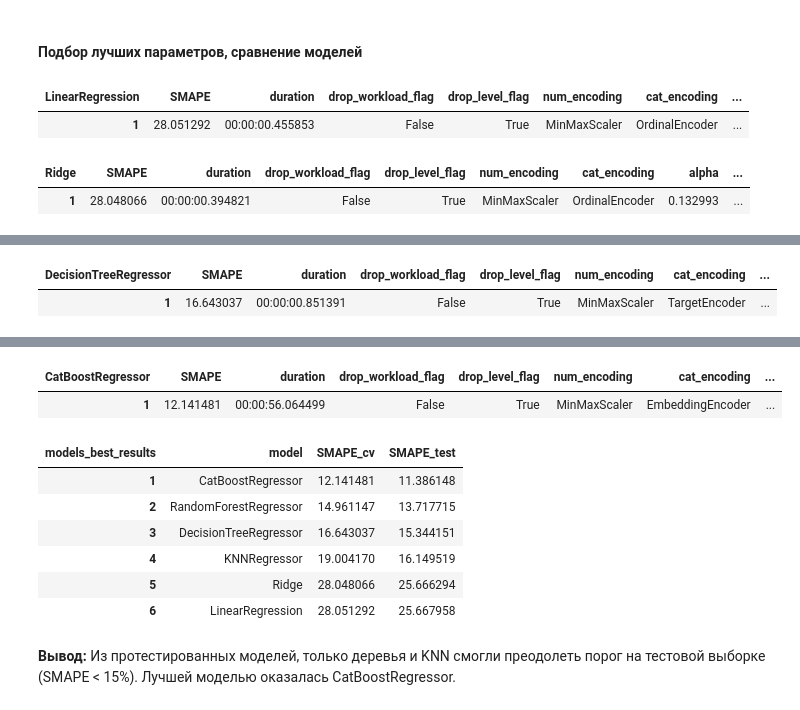
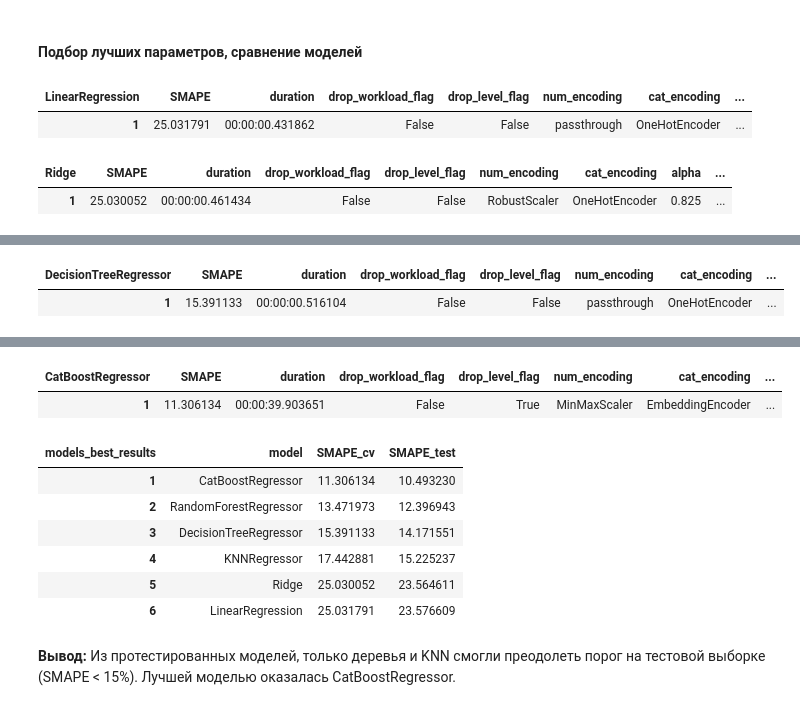
Before and after one commit to nightcarpenter/DismissalEmployees, a Jupyter notebook: project.ipynb, the cells around one changed output, grey strips where cells are left out. Cells and saved outputs as stored; diff of their text form; code cells hidden in the pictures.

```diff
--- a/project.ipynb
+++ b/project.ipynb
@@ -2206,12 +2207,12 @@ study = Study(X_train, y_train, X_test, y_test, reg_clas_flag='Regression', cv_n
 models_for_test_list = ['LinearRegression', 'Ridge', 'KNNRegressor', 'DecisionTreeRegressor', 'RandomForestRegressor', 'CatBoostRegressor']
 study.set_models_list(models_for_test_list)
 study.set_model_score('SMAPE')
-study.set_trials_num(1)
+study.set_trials_num(20)
 study.set_show_trials_num(1)
 study.run()
 # %% [output]
 | LinearRegression | SMAPE | duration | drop_workload_flag | drop_level_flag | num_encoding | cat_encoding | ... |
-| 1 | 28.051292 | 00:00:00.455853 | False | True | MinMaxScaler | OrdinalEncoder | ... |
+| 1 | 25.031791 | 00:00:00.431862 | False | False | passthrough | OneHotEncoder | ... |
 | Ridge | SMAPE | duration | drop_workload_flag | drop_level_flag | num_encoding | cat_encoding | alpha | ... |
-| 1 | 28.048066 | 00:00:00.394821 | False | True | MinMaxScaler | OrdinalEncoder | 0.132993 | ... |
+| 1 | 25.030052 | 00:00:00.461434 | False | False | RobustScaler | OneHotEncoder | 0.825 | ... |
 | KNNRegressor | SMAPE | duration | drop_workload_flag | drop_level_flag | num_encoding | cat_encoding | algorithm | ... |
@@ -2219,3 +2220,3 @@ study.run()
 | DecisionTreeRegressor | SMAPE | duration | drop_workload_flag | drop_level_flag | num_encoding | cat_encoding | ... |
-| 1 | 16.643037 | 00:00:00.851391 | False | True | MinMaxScaler | TargetEncoder | ... |
+| 1 | 15.391133 | 00:00:00.516104 | False | False | passthrough | OneHotEncoder | ... |
 | RandomForestRegressor | SMAPE | duration | drop_workload_flag | drop_level_flag | num_encoding | cat_encoding | ... |
@@ -2223,12 +2224,12 @@ study.run()
 | CatBoostRegressor | SMAPE | duration | drop_workload_flag | drop_level_flag | num_encoding | cat_encoding | ... |
-| 1 | 12.141481 | 00:00:56.064499 | False | True | MinMaxScaler | EmbeddingEncoder | ... |
+| 1 | 11.306134 | 00:00:39.903651 | False | True | MinMaxScaler | EmbeddingEncoder | ... |
 | models_best_results | model | SMAPE_cv | SMAPE_test |
-| 1 | CatBoostRegressor | 12.141481 | 11.386148 |
-| 2 | RandomForestRegressor | 14.961147 | 13.717715 |
-| 3 | DecisionTreeRegressor | 16.643037 | 15.344151 |
-| 4 | KNNRegressor | 19.004170 | 16.149519 |
-| 5 | Ridge | 28.048066 | 25.666294 |
-| 6 | LinearRegression | 28.051292 | 25.667958 |
+| 1 | CatBoostRegressor | 11.306134 | 10.493230 |
+| 2 | RandomForestRegressor | 13.471973 | 12.396943 |
+| 3 | DecisionTreeRegressor | 15.391133 | 14.171551 |
+| 4 | KNNRegressor | 17.442881 | 15.225237 |
+| 5 | Ridge | 25.030052 | 23.564611 |
+| 6 | LinearRegression | 25.031791 | 23.576609 |
 # %% [markdown]
 **Вывод:** Из протестированных моделей, только деревья и KNN смогли преодолеть порог на тестовой выборке (SMAPE < 15%). Лучшей моделью оказалась CatBoostRegressor.
 # %% [markdown]
```
Also changed, not shown: parts of 23 cells of this notebook.
